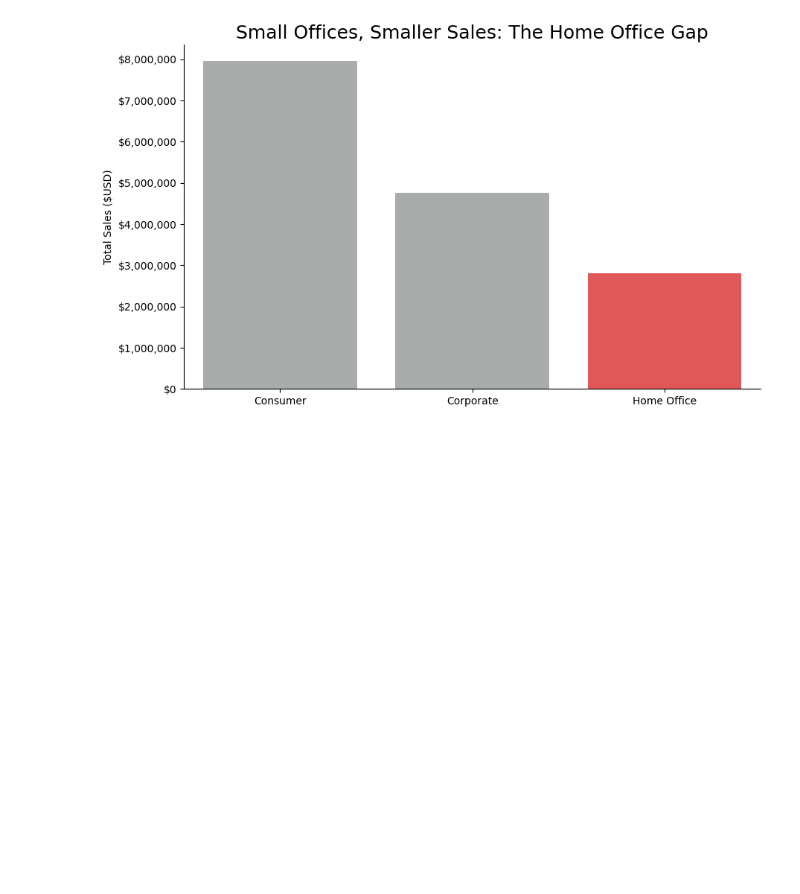
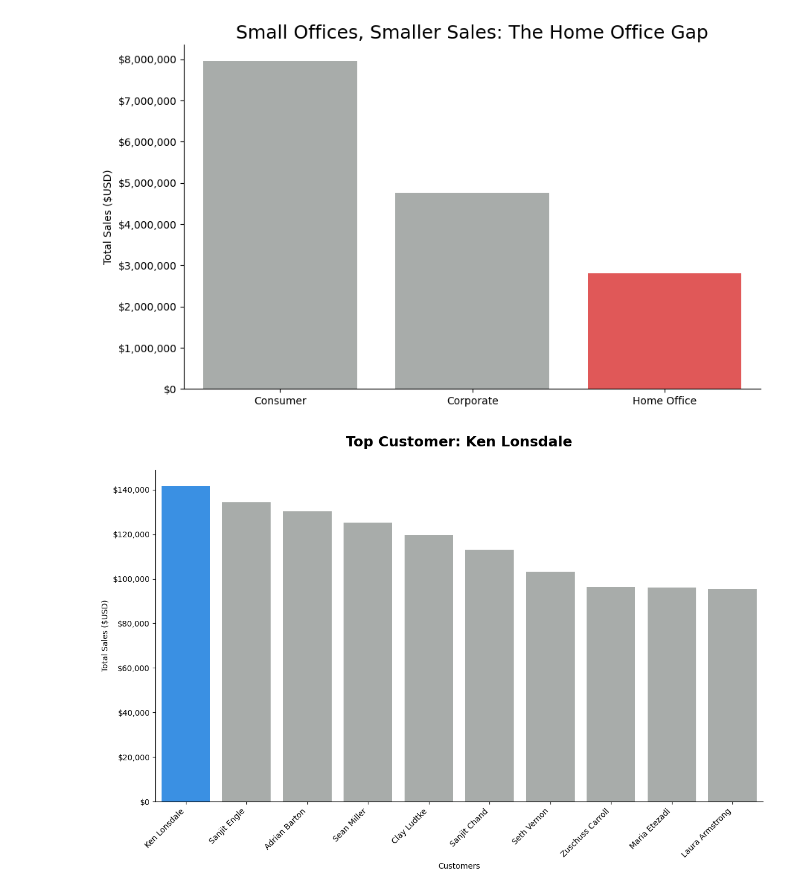
Before and after one commit to miramontron/DA_M3_W4_Workflow, a Jupyter notebook: notebooks/superstore_sales_workflow.ipynb, the cells around one changed output. Saved outputs shown, nothing was run; the diff lists cells and outputs as text; code cells hidden in the pictures; blank space fills up the shorter version.

```diff
--- a/notebooks/superstore_sales_workflow.ipynb
+++ b/notebooks/superstore_sales_workflow.ipynb
@@ -403,0 +402,20 @@ plt.show()
+# %%
+plt.figure(figsize=(12,8))
+
+colors = ['#1e90ff' if i == max_index else '#a7adaa' for i in range(len(result2['total_sales']))]
+sns.barplot(data=result2, x='customer_name', y='total_sales', palette=colors, hue='customer_name', legend=False)
+max_index = result2['total_sales'].idxmax()
+
+ax = plt.gca()
+ax.yaxis.set_major_formatter(mticker.FuncFormatter(lambda x, _: f'${x:,.0f}' ))
+
+plt.xlabel('Customers')
+plt.ylabel('Total Sales ($USD)')
+plt.xticks(rotation=45, ha='right')
+plt.title('Top Customer: Ken Lonsdale', fontsize = 18, fontweight='bold', pad=30)
+
+sns.despine()
+plt.tight_layout()
+plt.show()
+# %% [output]
+[figure, added]
```
Also changed, not shown: parts of 6 cells of this notebook.
